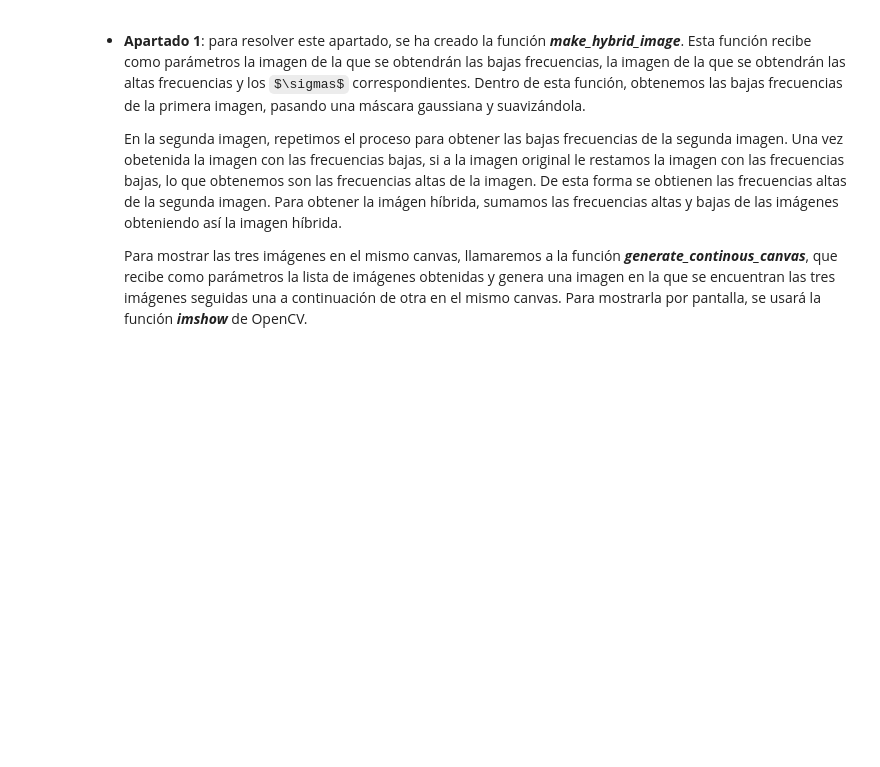
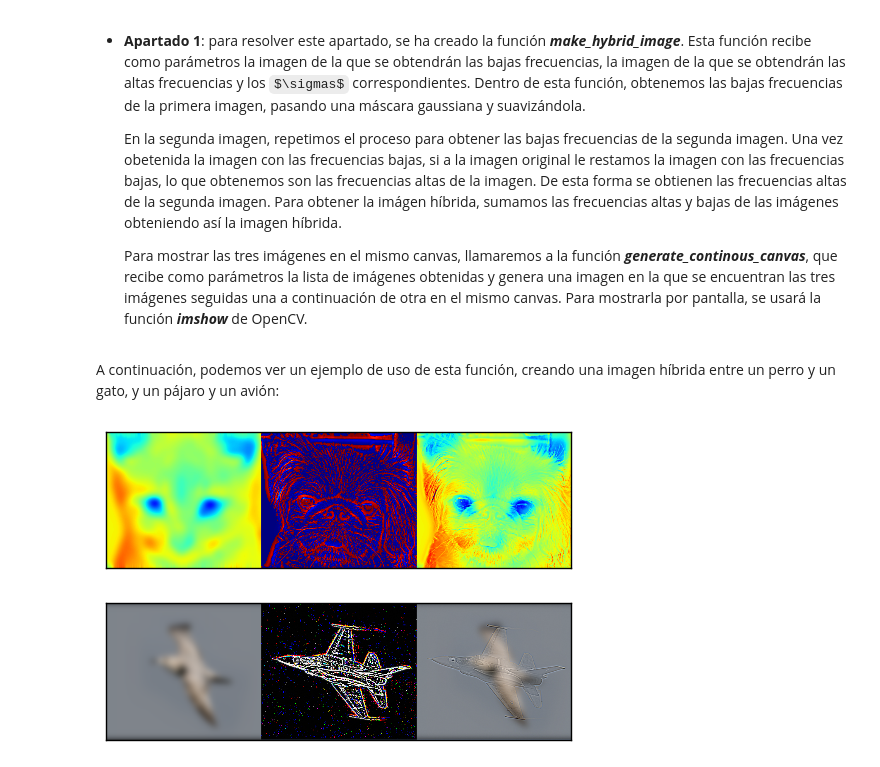
Before and after one commit to BraulioV/Computer-Vision, a Jupyter notebook: Practica1/Filtrado y Muestreo.ipynb, the cells around one changed output. Cells and saved outputs as stored; diff of their text form; code cells hidden in the pictures; some formulas as TeX source; blank space fills up the shorter version.

Commit message:
Jupyter actualizado - queda por corregir que se puedan mostrar imágenes en escala de grises en jupyter

```diff
--- a/Practica1/Filtrado y Muestreo.ipynb
+++ b/Practica1/Filtrado y Muestreo.ipynb
@@ -371,8 +371,23 @@ def make_hybrid_image(img_lowF, img_highF,
                           pixel_left_top_row=0, pixel_left_top_col=0)
 
     if show_images:
-        cv2.imshow('Bajas frecuencias, altas frecuencias, imagen hibrida',
-                   generate_continous_canvas([low_frecuencies_img1, sharper, low_frecuencies]))
-        cv2.waitKey(0)
+        show_img_on_jupyter(generate_continous_canvas(
+                [low_frecuencies_img1, sharper, low_frecuencies]))
+
 
     return low_frecuencies
+# %% [markdown]
+A continuación, podemos ver un ejemplo de uso de esta función, creando una imagen híbrida entre un perro y un gato, y un pájaro y un avión:
+# %%
+dog = cv2.imread('data/dog.bmp', flags=cv2.IMREAD_GRAYSCALE)
+cat = cv2.imread('data/cat.bmp', flags=cv2.IMREAD_GRAYSCALE)
+
+gato_perro = make_hybrid_image(cat,dog, 10, 4, True)
+
+bird = cv2.imread('data/bird.bmp', flags=cv2.IMREAD_COLOR)
+plane = cv2.imread('data/plane.bmp', flags=cv2.IMREAD_COLOR)
+
+pajaro_avion = make_hybrid_image(bird,plane, 8, 1.5, True)
+# %% [output]
+[figure, added]
+[figure, added]
```
Also changed, not shown: parts of 6 cells of this notebook, 2 other files.
